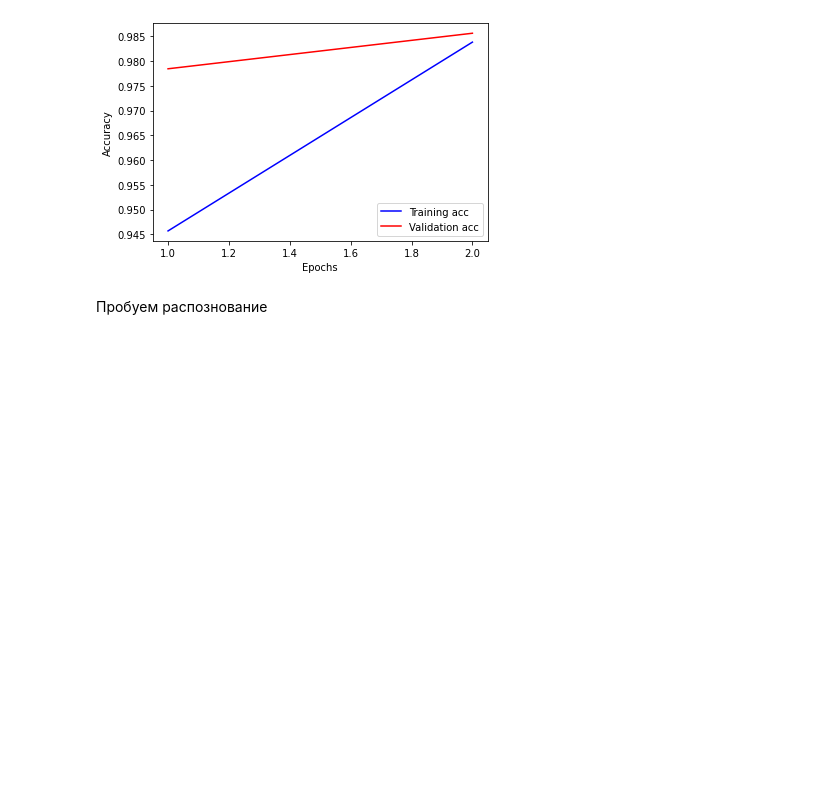
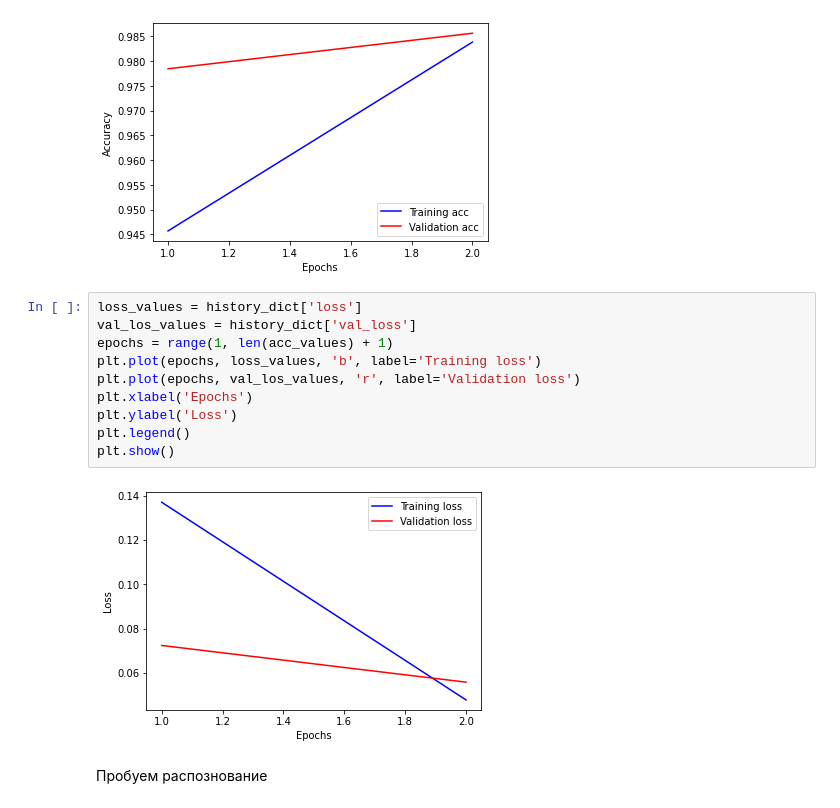
Before and after one commit to Elikul/analys-information, a Jupyter notebook: classification7.ipynb, the cells around one changed output. Drawn from its saved outputs; the diff is of its cells as text; blank space fills up the shorter version.

```diff
--- a/classification7.ipynb
+++ b/classification7.ipynb
@@ -135,6 +135,18 @@ plt.legend()
 plt.show()
 # %% [output]
 [figure]
+# %%
+loss_values = history_dict['loss']
+val_los_values = history_dict['val_loss']
+epochs = range(1, len(acc_values) + 1)
+plt.plot(epochs, loss_values, 'b', label='Training loss')
+plt.plot(epochs, val_los_values, 'r', label='Validation loss')
+plt.xlabel('Epochs')
+plt.ylabel('Loss')
+plt.legend()
+plt.show()
+# %% [output]
+[figure, added]
 # %% [markdown]
 Пробуем распознование
 # %%
```
